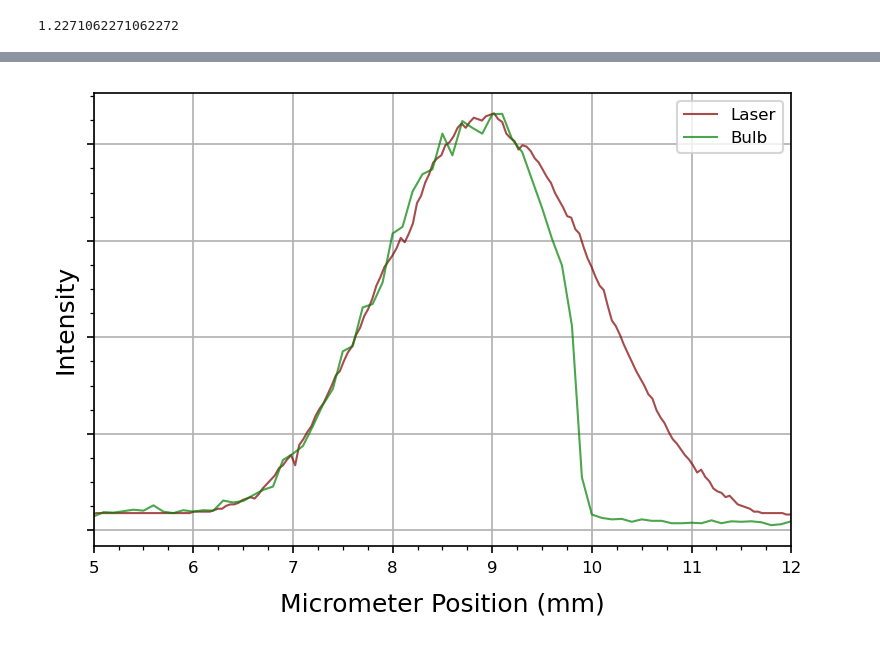
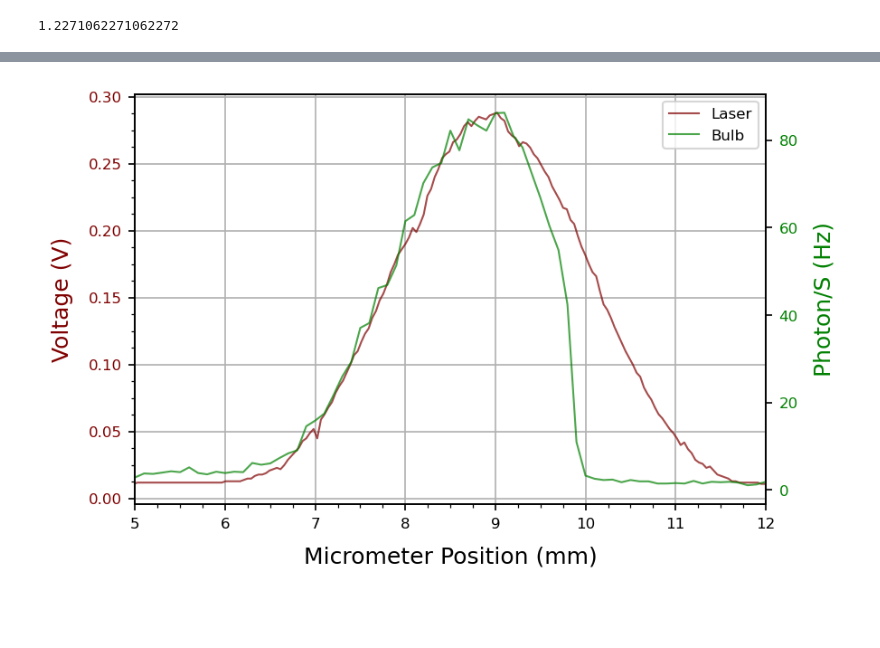
Before and after one commit to parallax-xallaraq/PHSX616, a Jupyter notebook: Lab1 - Two Slit Interference/Code/BasicDataPlotting.ipynb, the cells around one changed output, grey strips where cells are left out. Drawn from its saved outputs; the diff is of its cells as text; code cells hidden in the pictures; blank space fills up the shorter version.

```diff
--- a/Lab1 - Two Slit Interference/Code/BasicDataPlotting.ipynb
+++ b/Lab1 - Two Slit Interference/Code/BasicDataPlotting.ipynb
@@ -289,28 +283,23 @@ myplt.PlotMultiXY(
 # %%
-myplt.PlotMultiXY(
-    x = [
-            tables['Laser 1s']['Micrometer Position (mm)']/(lamRatio_redgreen) + 4.17,
-            tables['Bulb 1s']['Micrometer Position (mm)']
-        ],
-    y = [
-            tables['Laser 1s']['Voltage (V)'] * 300, # make taller
-            tables['Bulb 1s']['Photon/S (Hz)']
-        ],
-    xlab = 'Micrometer Position (mm)',
-    ylab = 'Intensity',
-    color = [
-                'maroon', 'green'
-            ],
-    linestyle = [
-        '-', '-'
-    ],
-    legend = [
-        'Laser', 'Bulb'
-    ],
-    xlim = [5,12],
-    # ylim = [0,0.45],
-    hideY=True,
-    fileName = path_fig + 'Laser1s_Bulb1s.png'
+myplt.PlotMultiXY_DualY(
+    # y axis 1
+    x_ax1       = [tables['Laser 1s']['Micrometer Position (mm)']/(lamRatio_redgreen) + 4.17],
+    y_ax1       = [tables['Laser 1s']['Voltage (V)']],
+    ylab_ax1    = 'Voltage (V)',
+    color_ax1   = ['maroon'],
+    linestyle_ax1 = ['-'],
+    legend_ax1  = ['Laser'],
+    # y axis 2
+    x_ax2       = [tables['Bulb 1s']['Micrometer Position (mm)']],
+    y_ax2       = [tables['Bulb 1s']['Photon/S (Hz)']],
+    ylab_ax2    ='Photon/S (Hz)',
+    color_ax2   = ['green'],
+    linestyle_ax2 = ['-'],
+    legend_ax2  = ['Bulb'],
+    # shared properties
+    xlab        = 'Micrometer Position (mm)',
+    xlim        = [5,12],
+    fileName    = path_fig + 'Laser1s_Bulb1s.png'
 )
 # %% [output]
-[figure, old version]
+[figure, new version]
```
Also changed, not shown: parts of 2 cells of this notebook, 4 other files.
